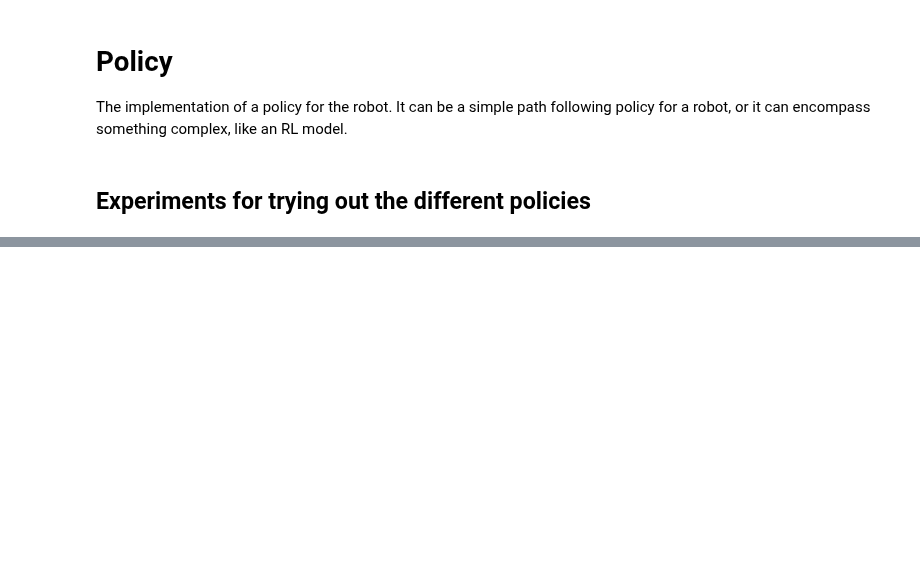
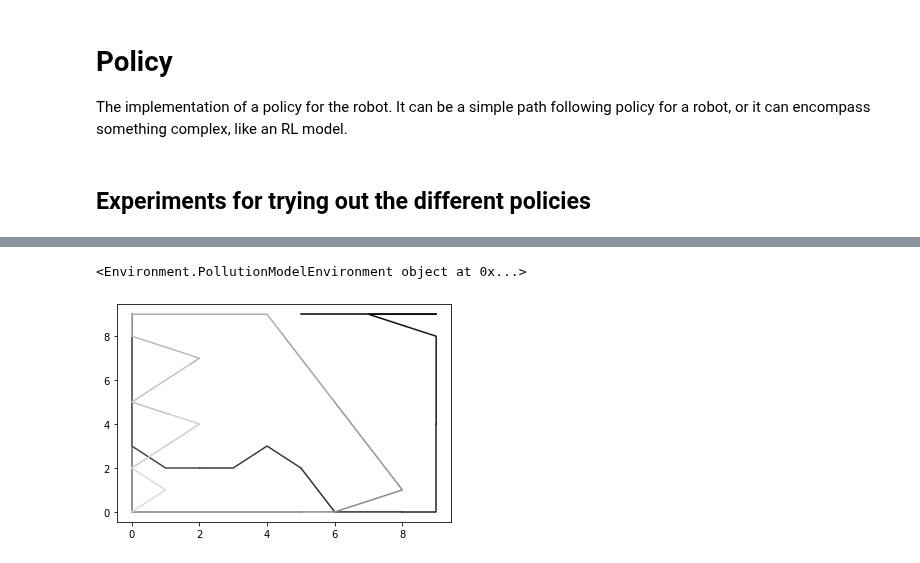
Before and after one commit to lboloni/WaterberryFarms, a Jupyter notebook: Policy.ipynb, the cells around one changed output, grey strips where cells are left out. Cells and saved outputs as stored; diff of their text form; code cells hidden in the pictures; blank space fills up the shorter version.

```diff
--- a/Policy.ipynb
+++ b/Policy.ipynb
@@ -133,0 +198,47 @@ robot.policy = FollowPathPolicy(None, robot, 1, [[0,0], [5, 5], [10,0]], repeat
+# %%
+### Debugging the InformationGreedyRobot
+
+def generate_robots(world):
+    robot = Robot(f"Greedy", 0, 0, 0, env=world.env, im=world.im)
+    robot.policy = InformationGreedyPolicy(robot, vel = 1, span = 2)
+    world.add_robot(robot)
+    print(robot.env)
+
+genim = partial(generate_information_model,
+                {"estimation_type": "gaussian-process"})
+
+def run_experiment(genenv, genim, genrob):
+    """Generates the environment, the model and the robots"""
+    env = genenv()
+    im = genim(env)
+    world = World(env, im)
+    genrob(world)
+    record = []
+    for t in range(100):
+        world.enact_policy(1)
+        world.proceed(1)
+        ## this is where we get some kind of metric
+        record.append(im.score(env))
+    return world, record
+
+world, record = run_experiment(generate_environment, genim, generate_robots)
+# %% [output]
+<Environment.PollutionModelEnvironment object at 0x...>
+# %%
+def plot_robot_path(path):
+    ## plotting in such a way as the plot gets lighter and ligher as we progress
+    fig, ax = plt.subplots()
+    arr = np.array(path)
+    i = 0
+    step = 5
+    colorstep = 0.9 / (arr.shape[0] / step)
+    for i, a in enumerate(range(0, arr.shape[0], step)):
+        color = (i * colorstep, i * colorstep, i * colorstep)
+        xs = arr[a:a+step+1, 0]
+        ys = arr[a:a+step+1, 1]
+        ax.plot(xs, ys, color=color)
+# %%
+path = world.robots[0].location_history
+plot_robot_path(path)
+# %% [output]
+[figure, added]
```
Also changed, not shown: parts of 7 cells of this notebook, 7 other files.
